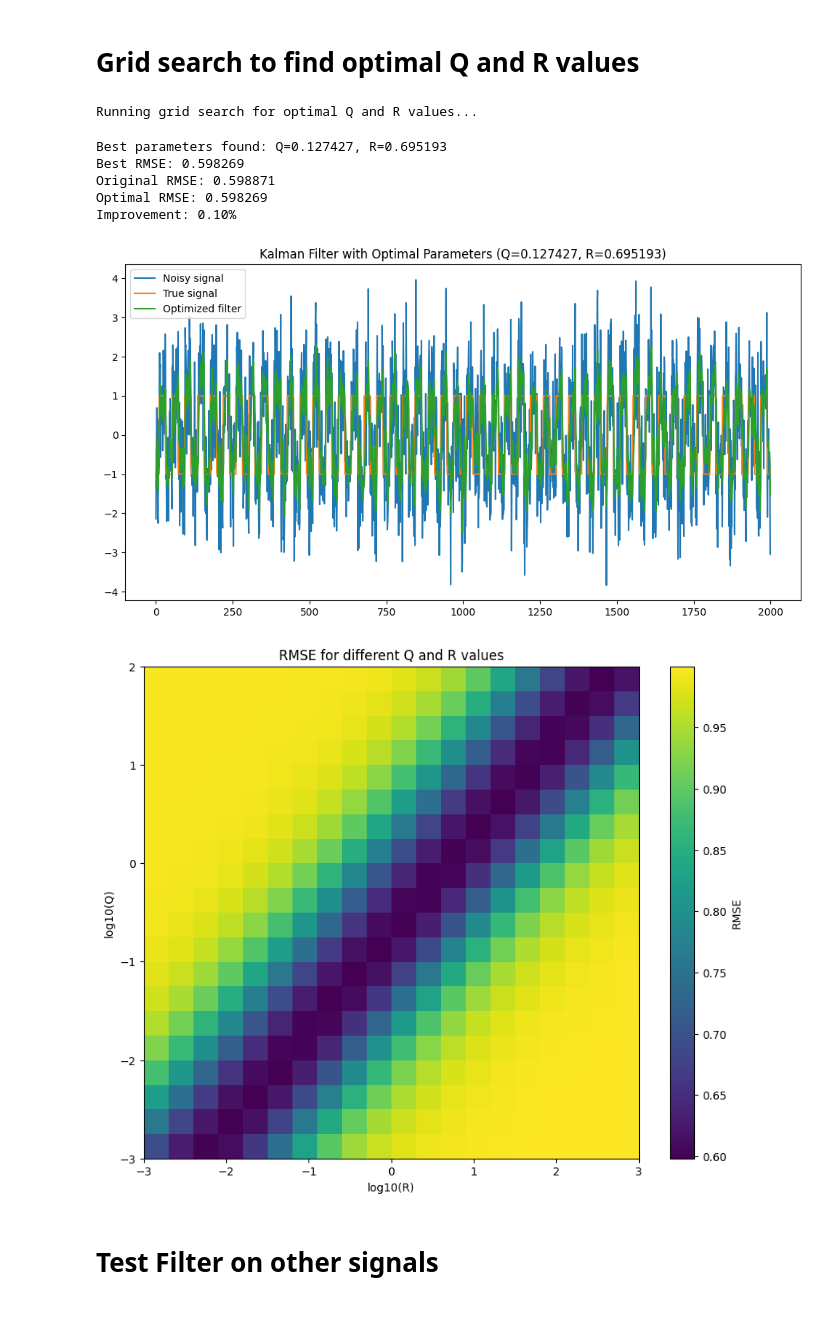
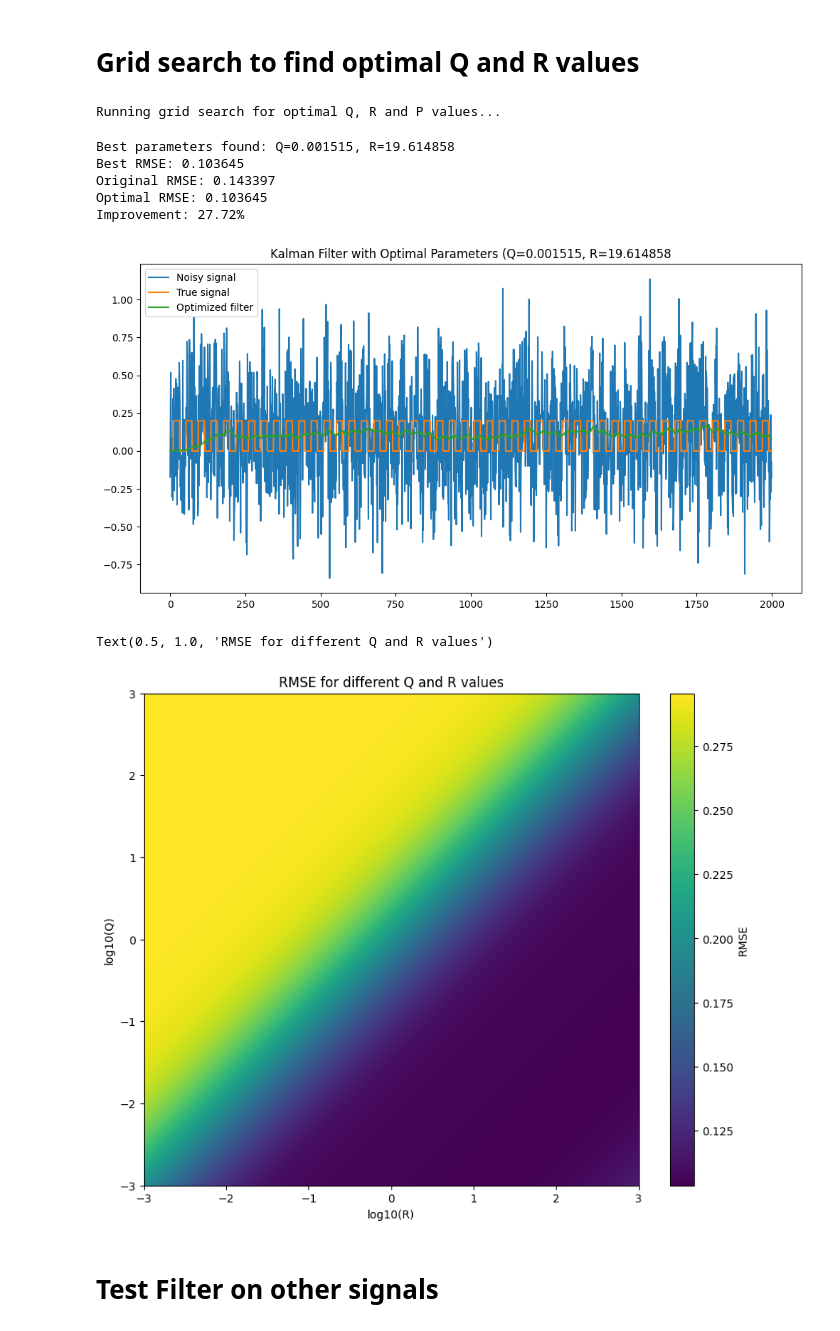
Before and after one commit to BolivarTech/Evolutionary_Linear_Kalman_Filter_Tuning, a Jupyter notebook: Kalman_Filter.ipynb, the cells around one changed output. Saved outputs shown, nothing was run; the diff lists cells and outputs as text; code cells hidden in the pictures.

Commit message:
Search grid adjusted

```diff
--- a/Kalman_Filter.ipynb
+++ b/Kalman_Filter.ipynb
@@ -86,8 +86,12 @@ RMSE: 0.15160759851757172
 # q_values = np.logspace(-6, 2, 1000)  # 10 values from 0.000001 to 100  23 horas de procesamiento
 # r_values = np.logspace(-6, 2, 1000)  # 10 values from 0.000001 to 100
 
-q_values = np.logspace(-3, 2, 200)  # 10 values from 0.001 to 100
-r_values = np.logspace(-3, 3, 2000)  # 10 values from 0.001 to 1000
+q_values = np.logspace(-3, 3, 500)  # 10 values from 0.001 to 100
+r_values = np.logspace(-3, 3, 500)  # 10 values from 0.001 to 1000
+
+#q_values = np.logspace(-3, 2, 50)  # 10 values from 0.001 to 100
+#r_values = np.logspace(-3, 3, 50)  # 10 values from 0.001 to 1000
+#p_values = np.logspace(-3, 3, 50)   # 10 values from 0.001 to 1000
 
 # Store results
 results = []
@@ -96,34 +100,43 @@ best_q = None
 best_r = None
 
 # Grid search
-print("Running grid search for optimal Q and R values...")
+print("Running grid search for optimal Q, R and P values...")
 for q_val in tqdm(q_values):
     for r_val in r_values:
-        # Initialize Kalman filter with current parameters
-        Q = np.array([[q_val]])
-        R = np.array([[r_val]])
+            # Initialize Kalman filter with current parameters
+            F = np.array([[1]])
+            H = np.array([[1]])
+            Q = np.array([[q_val]])
+            R = np.array([[r_val]])
+            P = np.array([[0]])
+            x = np.array([[0]])
+            # Initialize Kalman filter with current parameters
+            Q = np.array([[q_val]])
+            R = np.array([[r_val]])
 
-        # Create and apply filter
-        kf = KalmanFilter(F, H, Q, R, P, x)
-        filtered = kf.filter(noisy_signal)
+            # Create and apply filter
+            kf = KalmanFilter(F, H, Q, R, P, x)
+            filtered = kf.filter(noisy_signal)
 
-        # Calculate error
-        _, rmse = kf.calculate_error(true_signal, filtered)
-        results.append((q_val, r_val, rmse))
+            # Calculate error
+            _, rmse = kf.calculate_error(true_signal, filtered)
+            results.append((q_val, r_val, rmse))
 
-        # Track best parameters
-        if rmse < best_rmse:
-            best_rmse = rmse
-            best_q = q_val
-            best_r = r_val
+            # Track best parameters
+            if rmse < best_rmse:
+                best_rmse = rmse
+                best_q = q_val
+                best_r = r_val
 
-# Print best parameters
+# Print     best parameters
 print(f"Best parameters found: Q={best_q:.6f}, R={best_r:.6f}")
 print(f"Best RMSE: {best_rmse:.6f}")
 
 # Create filter with optimal parameters
 optimal_Q = np.array([[best_q]])
 optimal_R = np.array([[best_r]])
+P = np.array([[0]])
+x = np.array([[0]])
 optimal_kf = KalmanFilter(F, H, optimal_Q, optimal_R, P, x)
 optimal_filtered = optimal_kf.filter(noisy_signal)
 
@@ -131,47 +144,47 @@ optimal_filtered = optimal_kf.filter(noisy_signal)
 original_mse, original_rmse = kf.calculate_error(true_signal, filtered_signal)
 optimal_mse, optimal_rmse = kf.calculate_error(true_signal, optimal_filtered)
 improvement = ((original_rmse - optimal_rmse) / original_rmse) * 100
 
 print(f"Original RMSE: {original_rmse:.6f}")
 print(f"Optimal RMSE: {optimal_rmse:.6f}")
 print(f"Improvement: {improvement:.2f}%")
 
 # Plot results with optimal parameters
 plt.figure(figsize=(12, 6))
 plt.plot(noisy_signal, label='Noisy signal')
 plt.plot(true_signal, label='True signal')
 plt.plot(optimal_filtered, label='Optimized filter')
 plt.legend()
-plt.title(f'Kalman Filter with Optimal Parameters (Q={best_q:.6f}, R={best_r:.6f})')
+plt.title(f'Kalman Filter with Optimal Parameters (Q={best_q:.6f}, R={best_r:.6f}')
 plt.show()
 
 # Create heatmap of RMSE values
 rmse_grid = np.zeros((len(q_values), len(r_values)))
 for i, q in enumerate(q_values):
     for j, r in enumerate(r_values):
         for result in results:
-            if result[0] == q and result[1] == r:
+            if result[0] == q and result[1] == r :
                 rmse_grid[i, j] = result[2]
                 break
 
 plt.figure(figsize=(10, 8))
 plt.imshow(rmse_grid, cmap='viridis', aspect='auto', origin='lower',
-           extent=[np.log10(r_values[0]), np.log10(r_values[-1]),
-                   np.log10(q_values[0]), np.log10(q_values[-1])])
+            extent=tuple([np.log10(r_values[0]), np.log10(r_values[-1]),
+            np.log10(q_values[0]), np.log10(q_values[-1])]))
 plt.colorbar(label='RMSE')
 plt.xlabel('log10(R)')
 plt.ylabel('log10(Q)')
-plt.title('RMSE for different Q and R values')
-plt.show()
+plt.title(f'RMSE for different Q and R values')
 # %% [output]
-Running grid search for optimal Q and R values...
+Running grid search for optimal Q, R and P values...
-Best parameters found: Q=0.127427, R=0.695193
-Best RMSE: 0.598269
-Original RMSE: 0.598871
-Optimal RMSE: 0.598269
-Improvement: 0.10%
+Best parameters found: Q=0.001515, R=19.614858
+Best RMSE: 0.103645
+Original RMSE: 0.143397
+Optimal RMSE: 0.103645
+Improvement: 27.72%
-[figure, old version]
+[figure, new version]
+Text(0.5, 1.0, 'RMSE for different Q and R values')
-[figure, old version]
+[figure, new version]
 # %% [markdown]
 # Test Filter on other signals
 # %%
```
Also changed, not shown: parts of 3 cells of this notebook.
